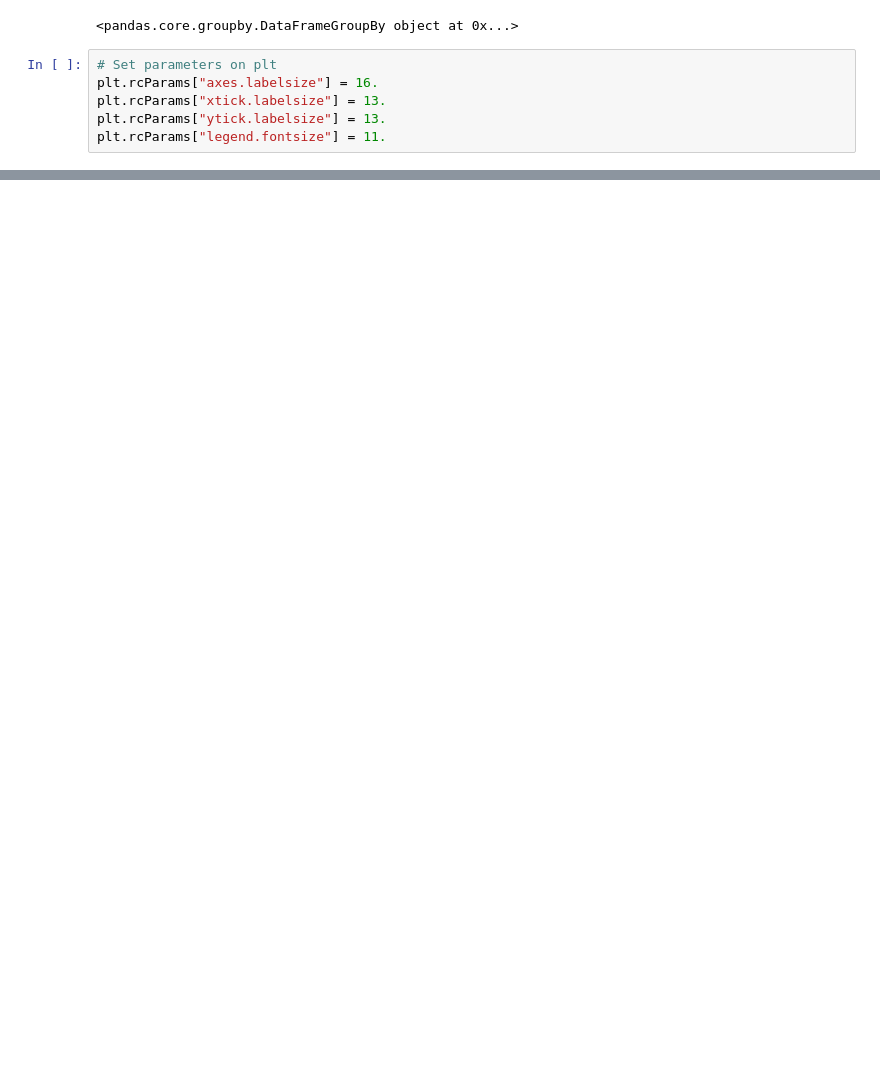
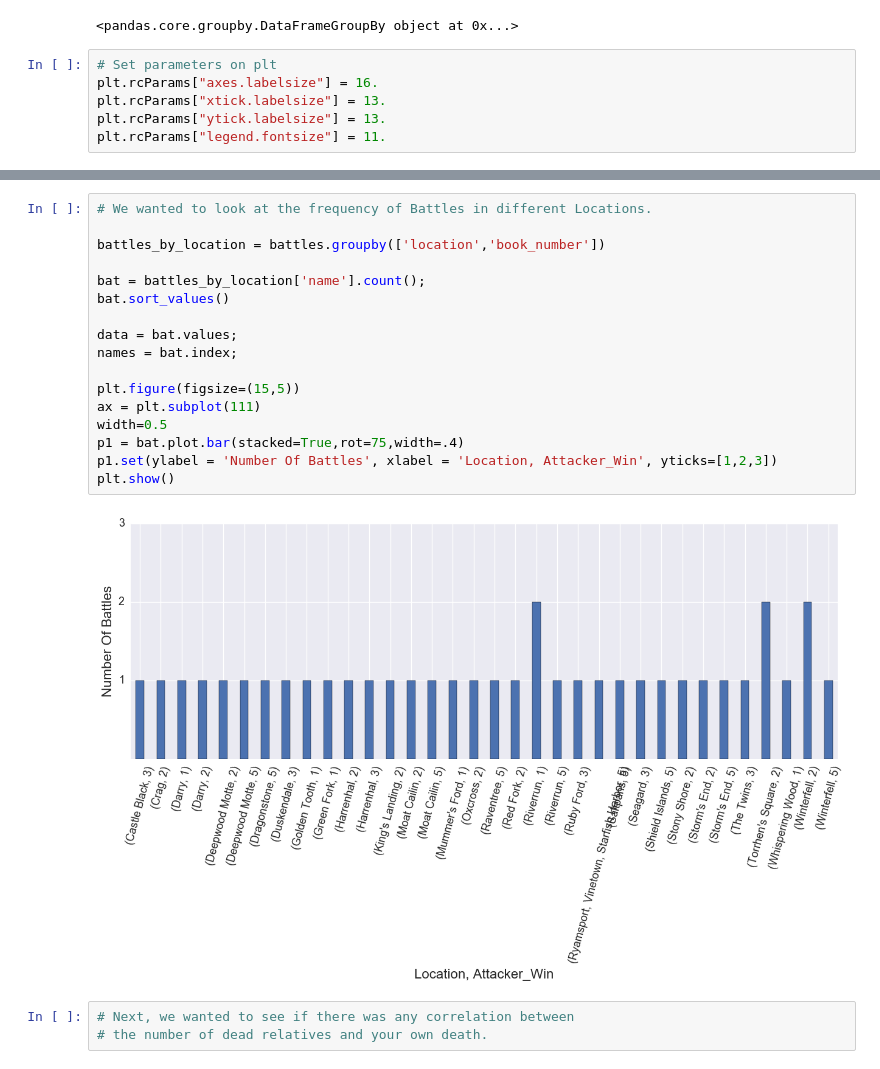
Before and after one commit to suryagram/game-of-thrones-deaths, a Jupyter notebook: BattleAnalysis.ipynb, the cells around one changed output, grey strips where cells are left out. Cells and saved outputs as stored; diff of their text form; blank space fills up the shorter version.

```diff
--- a/BattleAnalysis.ipynb
+++ b/BattleAnalysis.ipynb
@@ -41,0 +93,22 @@ battles_by_book.describe()
+# %%
+# We wanted to look at the frequency of Battles in different Locations.
+
+battles_by_location = battles.groupby(['location','book_number'])
+
+bat = battles_by_location['name'].count();
+bat.sort_values()
+
+data = bat.values;
+names = bat.index;
+
+plt.figure(figsize=(15,5))
+ax = plt.subplot(111)
+width=0.5
+p1 = bat.plot.bar(stacked=True,rot=75,width=.4)
+p1.set(ylabel = 'Number Of Battles', xlabel = 'Location, Attacker_Win', yticks=[1,2,3])
+plt.show()
+# %% [output]
+[figure, added]
+# %%
+# Next, we wanted to see if there was any correlation between
+# the number of dead relatives and your own death.
```
Also changed, not shown: parts of 28 cells of this notebook.
